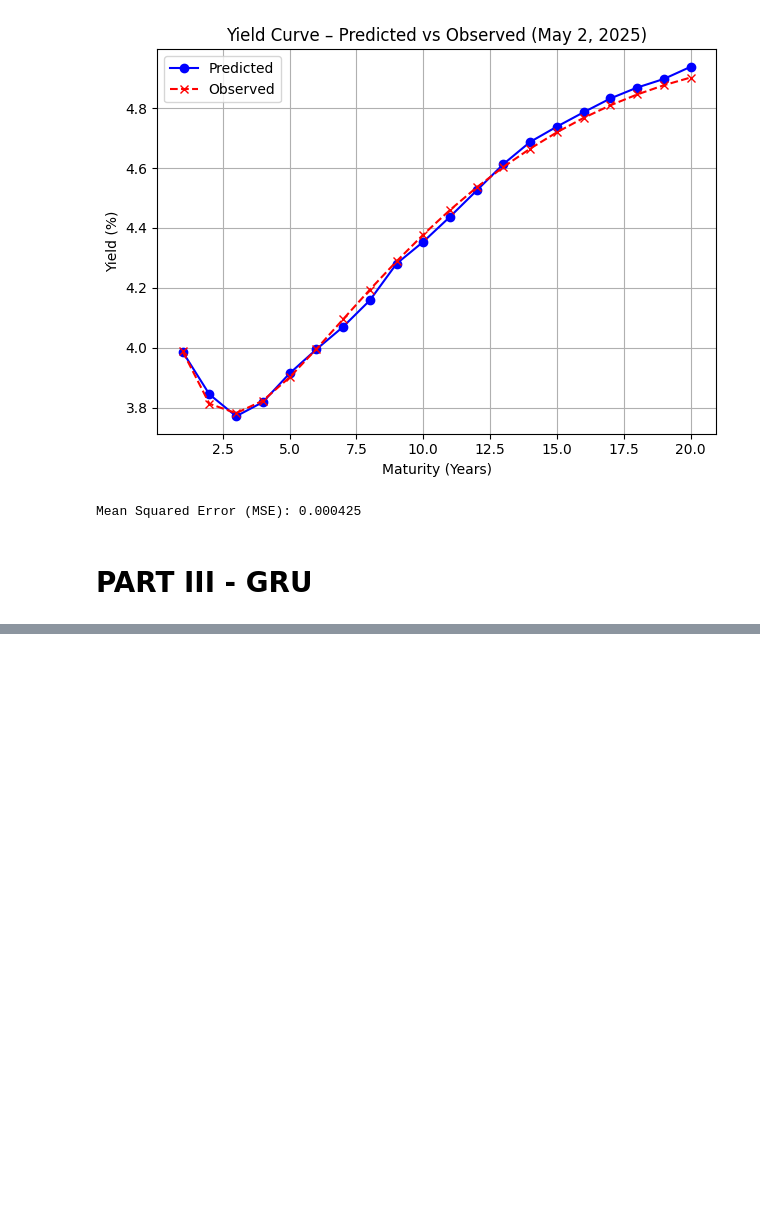
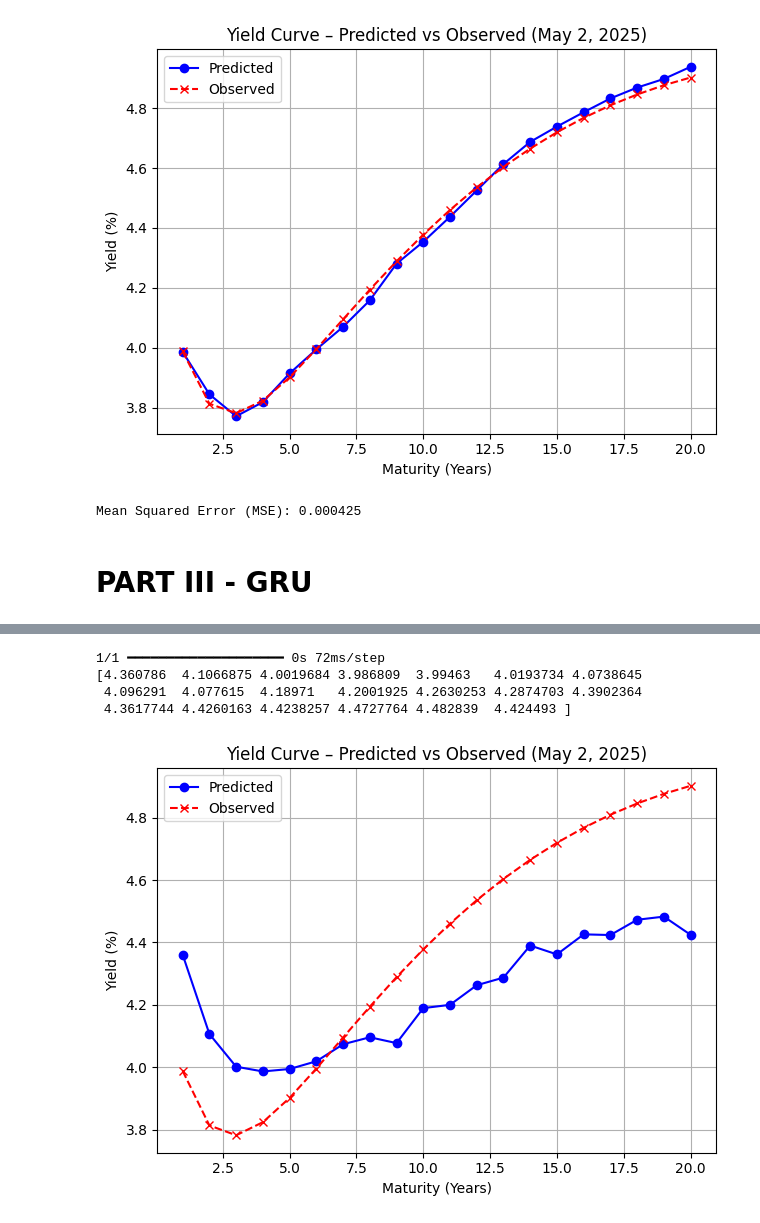
Before and after one commit to carlamcnair/Final-Project-AppML, a Jupyter notebook: notes_nathalie.ipynb, the cells around one changed output, grey strips where cells are left out. Saved outputs shown, nothing was run; the diff lists cells and outputs as text; code cells hidden in the pictures; blank space fills up the shorter version.

```diff
--- a/notes_nathalie.ipynb
+++ b/notes_nathalie.ipynb
@@ -716,0 +747,8 @@ Mean Squared Error (MSE): 0.000425
+# %%
+model.fit(
+    X_seq, y_seq,
+    epochs=50,
+    batch_size=32,
+    validation_split=0.1,
+    verbose=1
+)
@@ -716,0 +774,38 @@ Mean Squared Error (MSE): 0.000425
+# %%
+# Use last available `lookback` rows to forecast next day (e.g., May 2, 2025)
+input_seq = X[-lookback:][np.newaxis, :, :]  # shape: (1, lookback, 20)
+predicted_yields = model.predict(input_seq)[0]
+
+print(predicted_yields)
+# %% [output]
+1/1 ━━━━━━━━━━━━━━━━━━━━ 0s 72ms/step
+[4.360786  4.1066875 4.0019684 3.986809  3.99463   4.0193734 4.0738645
+ 4.096291  4.077615  4.18971   4.2001925 4.2630253 4.2874703 4.3902364
+ 4.3617744 4.4260163 4.4238257 4.4727764 4.482839  4.424493 ]
+# %%
+import matplotlib.pyplot as plt
+from datetime import date
+
+# Dato og kolonner til at plotte
+maturities = range(1, 21)
+
+# Antag next_day_pred er en liste eller array med 20 predicted værdier
+plt.plot(maturities, predicted_yields, marker='o', label='Predicted', color='blue')
+
+# Hent observerede værdier korrekt
+observed_row = data1[data1['Date'] == date(2025, 5, 2)]
+if not observed_row.empty:
+    observed_yields = observed_row[all_keep_cols[1:]].iloc[0].to_numpy()
+    plt.plot(maturities, observed_yields, marker='x', linestyle='--', label='Observed', color='red')
+else:
+    print("No observed data for May 2, 2025")
+
+plt.title("Yield Curve – Predicted vs Observed (May 2, 2025)")
+plt.xlabel("Maturity (Years)")
+plt.ylabel("Yield (%)")
+plt.grid(True)
+plt.legend()
+plt.tight_layout()
+plt.show()
+# %% [output]
+[figure, added]
```
Also changed, not shown: parts of 2 cells of this notebook.
